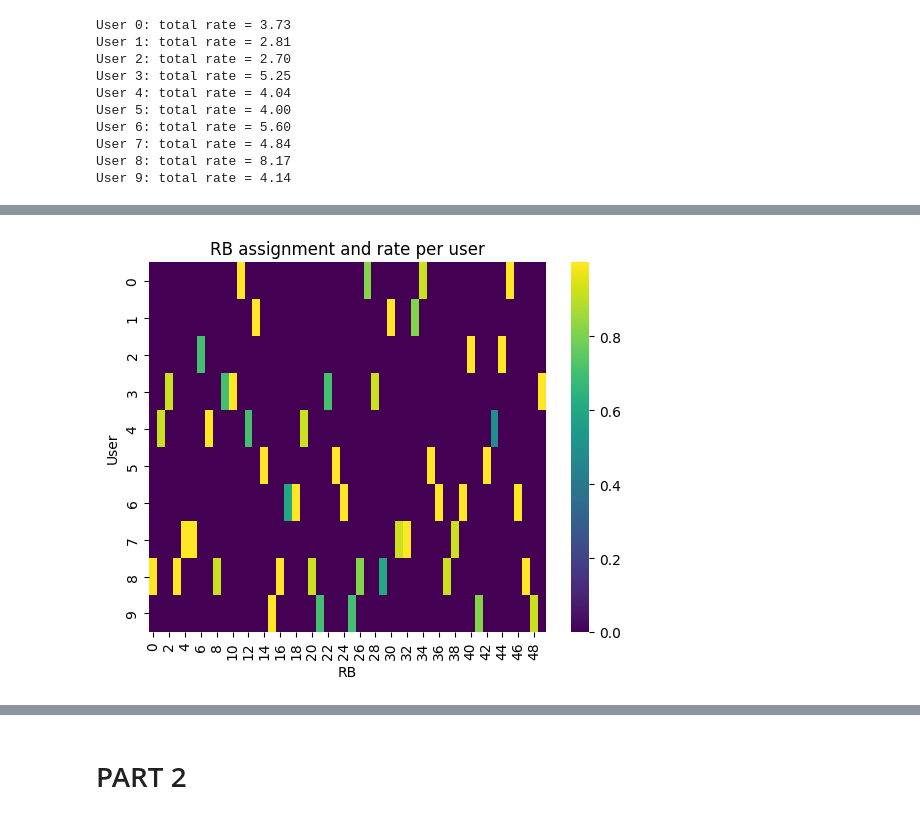
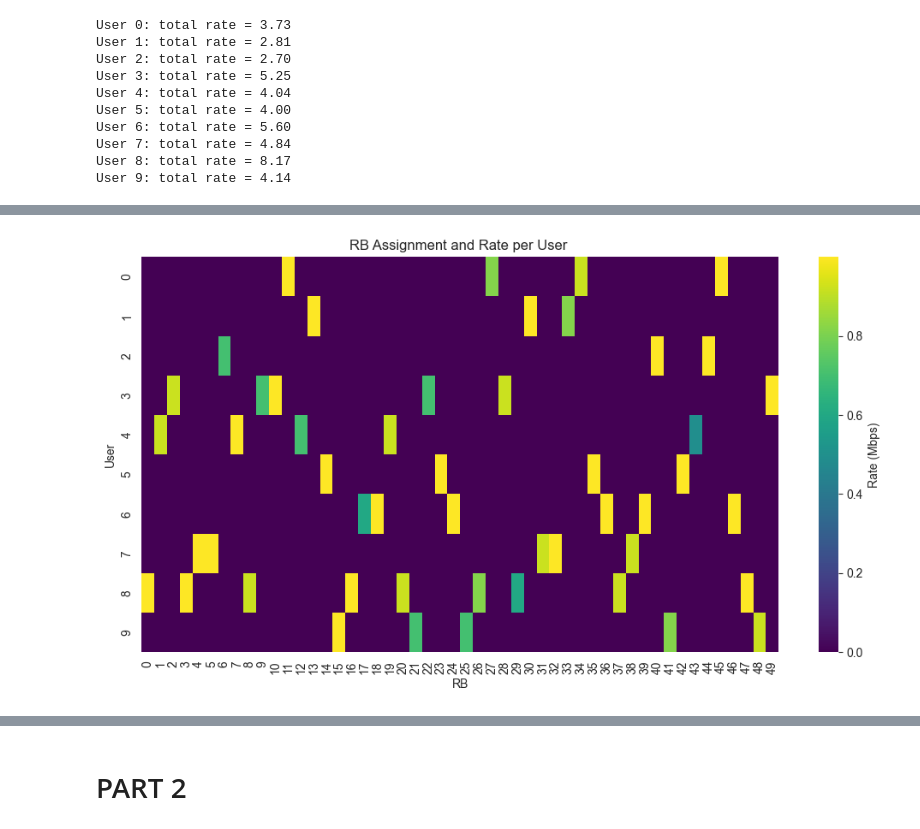
Before and after one commit to dimitramalatara99/Lte-5g-scheduling-algorithms-, a Jupyter notebook: main.ipynb, the cells around one changed output, grey strips where cells are left out. Saved outputs shown, nothing was run; the diff lists cells and outputs as text; code cells hidden in the pictures.

```diff
--- a/main.ipynb
+++ b/main.ipynb
@@ -153,15 +174,14 @@ plt.show()
 # %%
-import seaborn as sns
-
-# Create matrix for visualization: rows=users, columns=RBs, 0 if not assigned
+# visual[i,k] = rate if RB k is assigned to user i, else 0
 visual = np.zeros((N, K))
 for k, user in enumerate(assignment):
     visual[user, k] = rates_per_rb[k]
 
-sns.heatmap(visual, annot=False, cmap="viridis")
+plt.figure(figsize=(12, 6))
+sns.heatmap(visual, cmap="viridis", annot=False, cbar_kws={'label': 'Rate (Mbps)'})
 plt.xlabel("RB")
 plt.ylabel("User")
-plt.title("RB assignment and rate per user")
+plt.title("RB Assignment and Rate per User ")
 plt.show()
 # %% [output]
-[figure, old version]
+[figure, new version]
```
Also changed, not shown: parts of 22 cells of this notebook.
